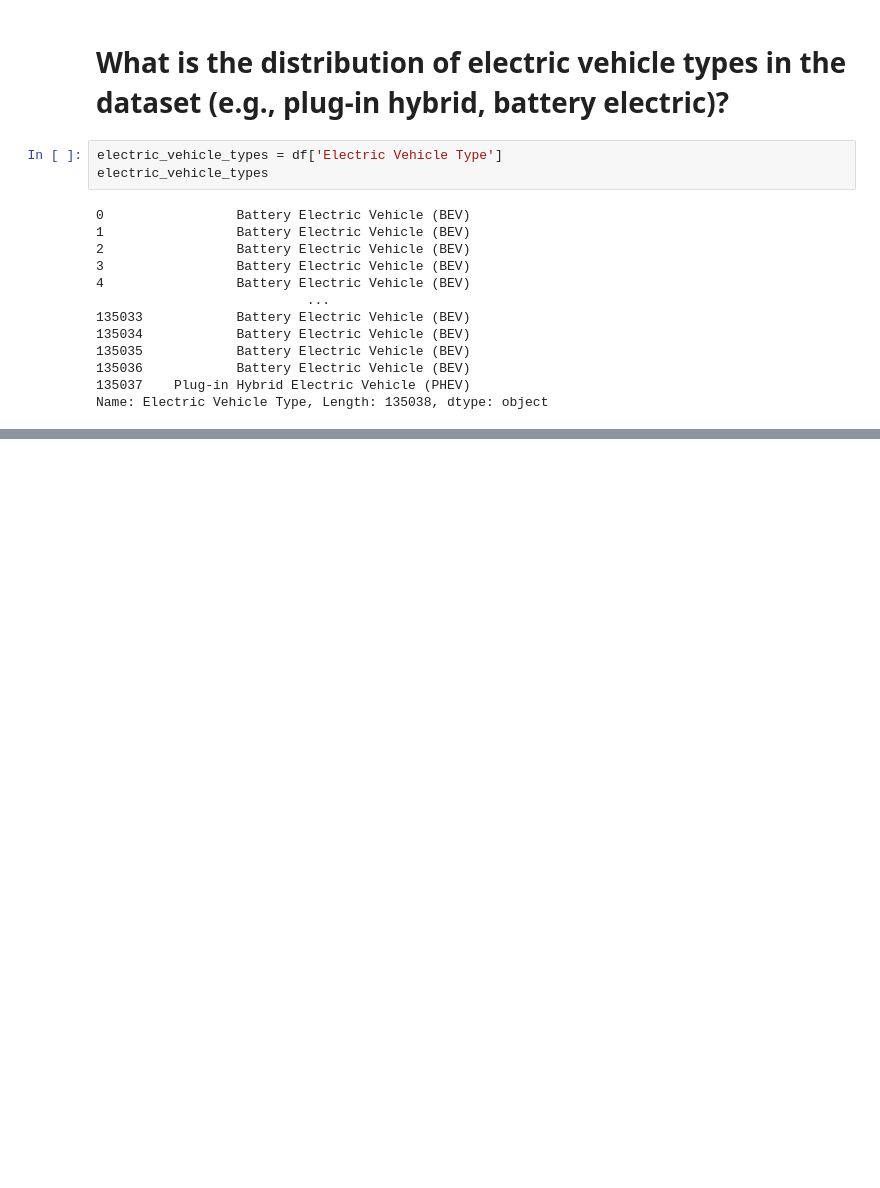
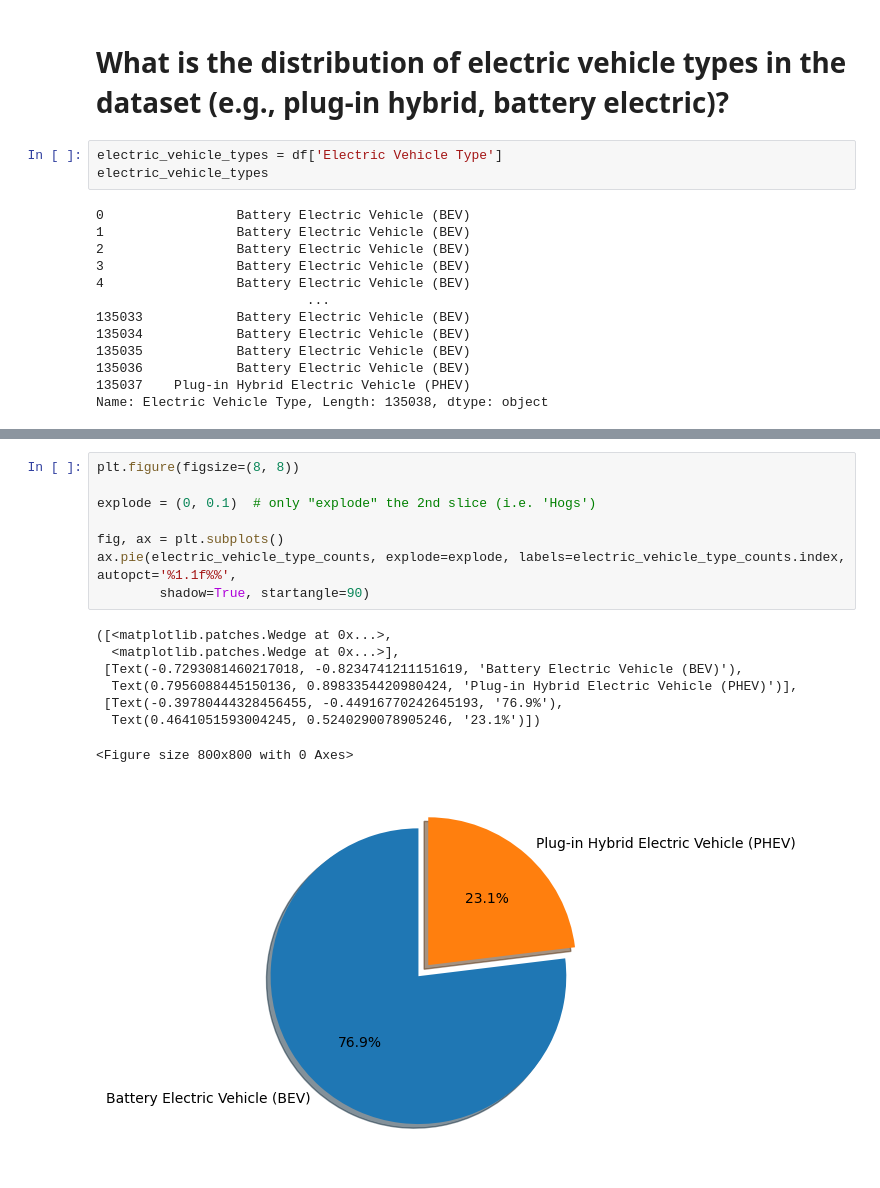
Before and after one commit to PiKa919/Electric-Vehicles-Analysis, a Jupyter notebook: Electric.ipynb, the cells around one changed output, grey strips where cells are left out. Cells and saved outputs as stored; diff of their text form; blank space fills up the shorter version.

```diff
--- a/Electric.ipynb
+++ b/Electric.ipynb
@@ -248,0 +248,17 @@ plt.axis('equal')  # Equal aspect ratio ensures a circular pie chart
+# %%
+plt.figure(figsize=(8, 8))
+
+explode = (0, 0.1)  # only "explode" the 2nd slice (i.e. 'Hogs')
+
+fig, ax = plt.subplots()
+ax.pie(electric_vehicle_type_counts, explode=explode, labels=electric_vehicle_type_counts.index, autopct='%1.1f%%',
+        shadow=True, startangle=90)
+# %% [output]
+([<matplotlib.patches.Wedge at 0x...>,
+  <matplotlib.patches.Wedge at 0x...>],
+ [Text(-0.7293081460217018, -0.8234741211151619, 'Battery Electric Vehicle (BEV)'),
+  Text(0.7956088445150136, 0.8983354420980424, 'Plug-in Hybrid Electric Vehicle (PHEV)')],
+ [Text(-0.39780444328456455, -0.44916770242645193, '76.9%'),
+  Text(0.4641051593004245, 0.5240290078905246, '23.1%')])
+<Figure size 800x800 with 0 Axes>
+[figure, added]
```
Also changed, not shown: parts of 4 cells of this notebook.
